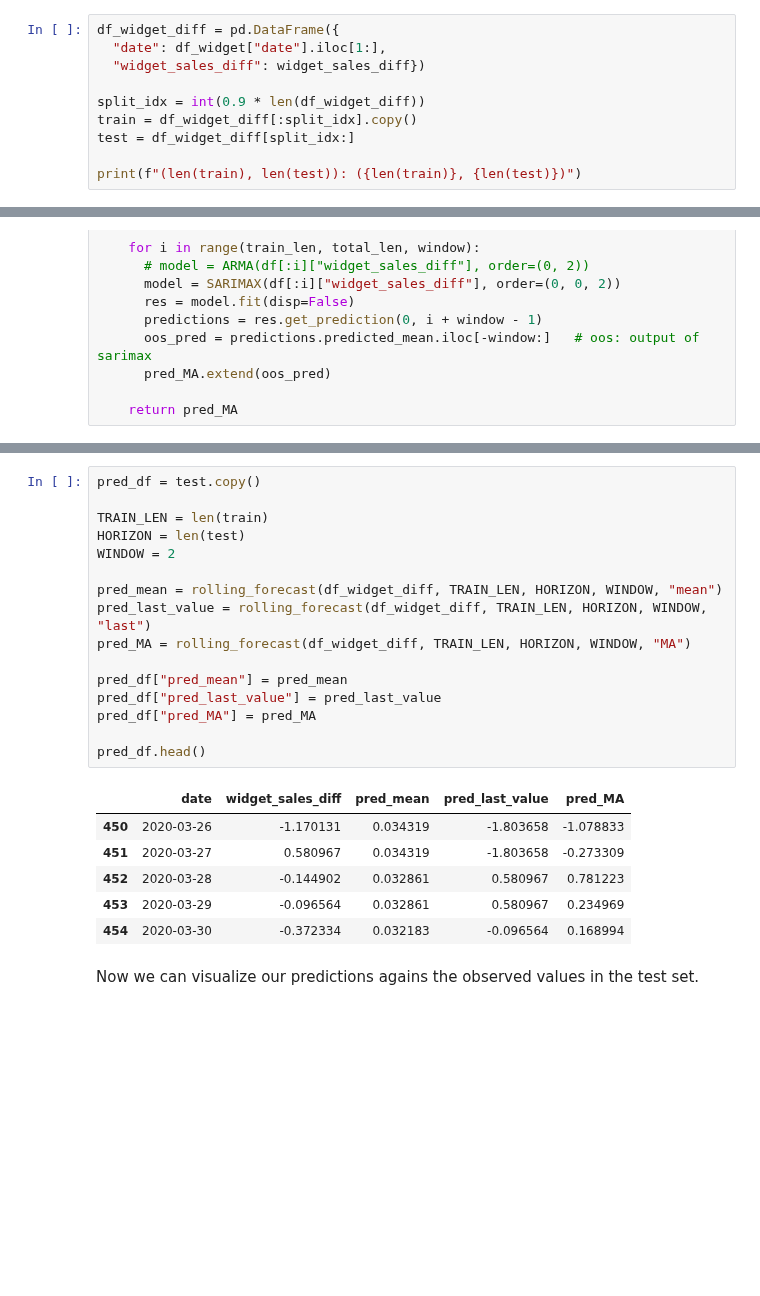
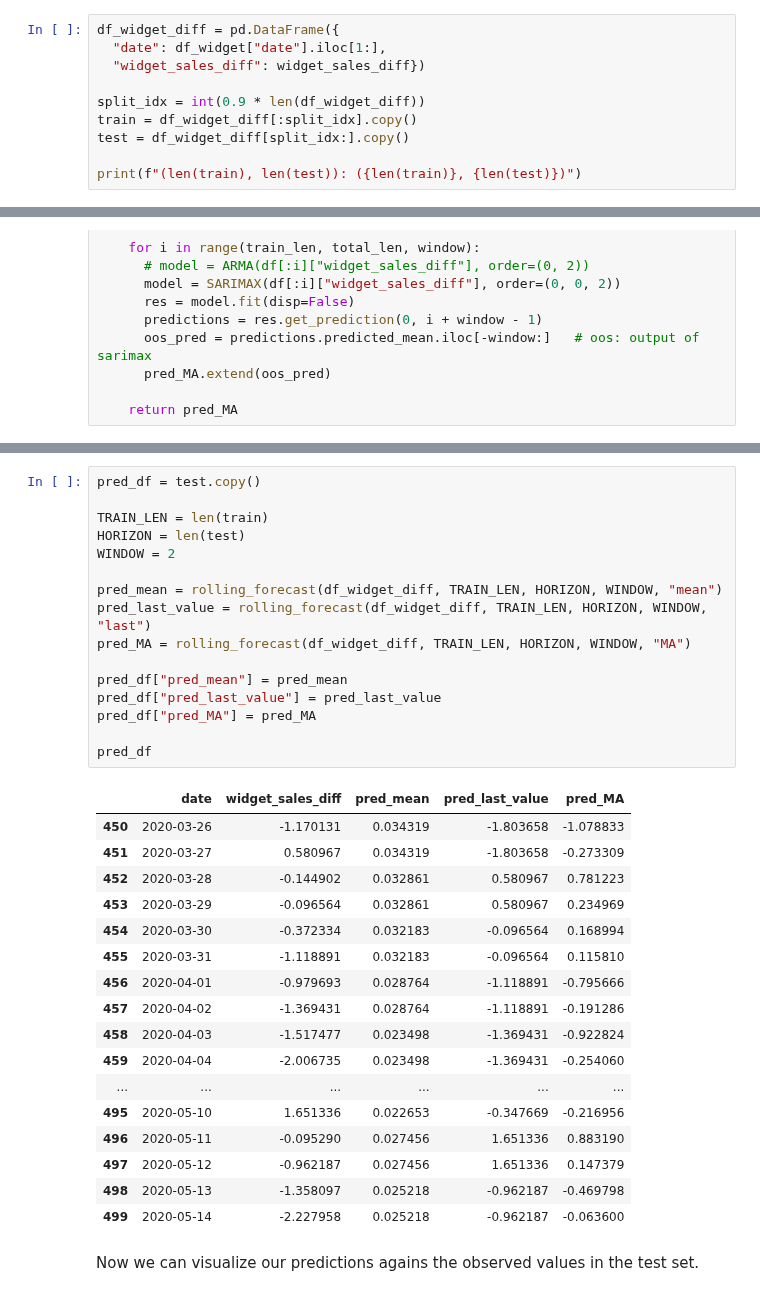
Before and after one commit to LugoBlogger/SI-201-542-forecasting-technique, a Jupyter notebook: week-04.ipynb, the cells around one changed output, grey strips where cells are left out. Saved outputs shown, nothing was run; the diff lists cells and outputs as text; blank space fills up the shorter version.

```diff
--- a/week-04.ipynb
+++ b/week-04.ipynb
@@ -160,7 +183,7 @@ df_widget_diff = pd.DataFrame({
 
 split_idx = int(0.9 * len(df_widget_diff))
 train = df_widget_diff[:split_idx].copy()
-test = df_widget_diff[split_idx:]
+test = df_widget_diff[split_idx:].copy()
 
 print(f"(len(train), len(test)): ({len(train)}, {len(test)})")
 # %% [output]
@@ -250,26 +368,37 @@ def rolling_forecast(df: pd.DataFrame, train_len: int, horizon: int, window: int
 # %%
 pred_df = test.copy()
 
 TRAIN_LEN = len(train)
 HORIZON = len(test)
 WINDOW = 2
 
 pred_mean = rolling_forecast(df_widget_diff, TRAIN_LEN, HORIZON, WINDOW, "mean")
 pred_last_value = rolling_forecast(df_widget_diff, TRAIN_LEN, HORIZON, WINDOW, "last")
 pred_MA = rolling_forecast(df_widget_diff, TRAIN_LEN, HORIZON, WINDOW, "MA")
 
 pred_df["pred_mean"] = pred_mean
 pred_df["pred_last_value"] = pred_last_value
 pred_df["pred_MA"] = pred_MA
 
-pred_df.head()
+pred_df
 # %% [output]
 |  | date | widget_sales_diff | pred_mean | pred_last_value | pred_MA |
 | 450 | 2020-03-26 | -1.170131 | 0.034319 | -1.803658 | -1.078833 |
 | 451 | 2020-03-27 | 0.580967 | 0.034319 | -1.803658 | -0.273309 |
 | 452 | 2020-03-28 | -0.144902 | 0.032861 | 0.580967 | 0.781223 |
 | 453 | 2020-03-29 | -0.096564 | 0.032861 | 0.580967 | 0.234969 |
 | 454 | 2020-03-30 | -0.372334 | 0.032183 | -0.096564 | 0.168994 |
+| 455 | 2020-03-31 | -1.118891 | 0.032183 | -0.096564 | 0.115810 |
+| 456 | 2020-04-01 | -0.979693 | 0.028764 | -1.118891 | -0.795666 |
+| 457 | 2020-04-02 | -1.369431 | 0.028764 | -1.118891 | -0.191286 |
+| 458 | 2020-04-03 | -1.517477 | 0.023498 | -1.369431 | -0.922824 |
+| 459 | 2020-04-04 | -2.006735 | 0.023498 | -1.369431 | -0.254060 |
+| ... | ... | ... | ... | ... | ... |
+| 495 | 2020-05-10 | 1.651336 | 0.022653 | -0.347669 | -0.216956 |
+| 496 | 2020-05-11 | -0.095290 | 0.027456 | 1.651336 | 0.883190 |
+| 497 | 2020-05-12 | -0.962187 | 0.027456 | 1.651336 | 0.147379 |
+| 498 | 2020-05-13 | -1.358097 | 0.025218 | -0.962187 | -0.469798 |
+| 499 | 2020-05-14 | -2.227958 | 0.025218 | -0.962187 | -0.063600 |
 # %% [markdown]
 Now we can visualize our predictions agains the observed values in the test set.
 # %%
```
Also changed, not shown: parts of 18 cells of this notebook, 8 other files.
